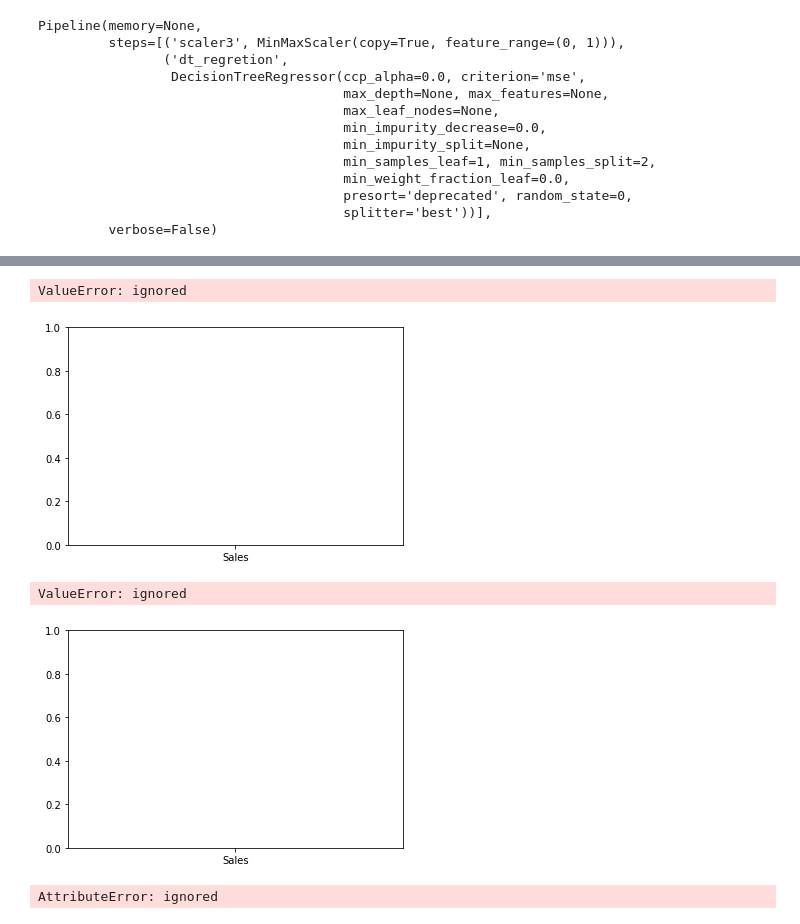
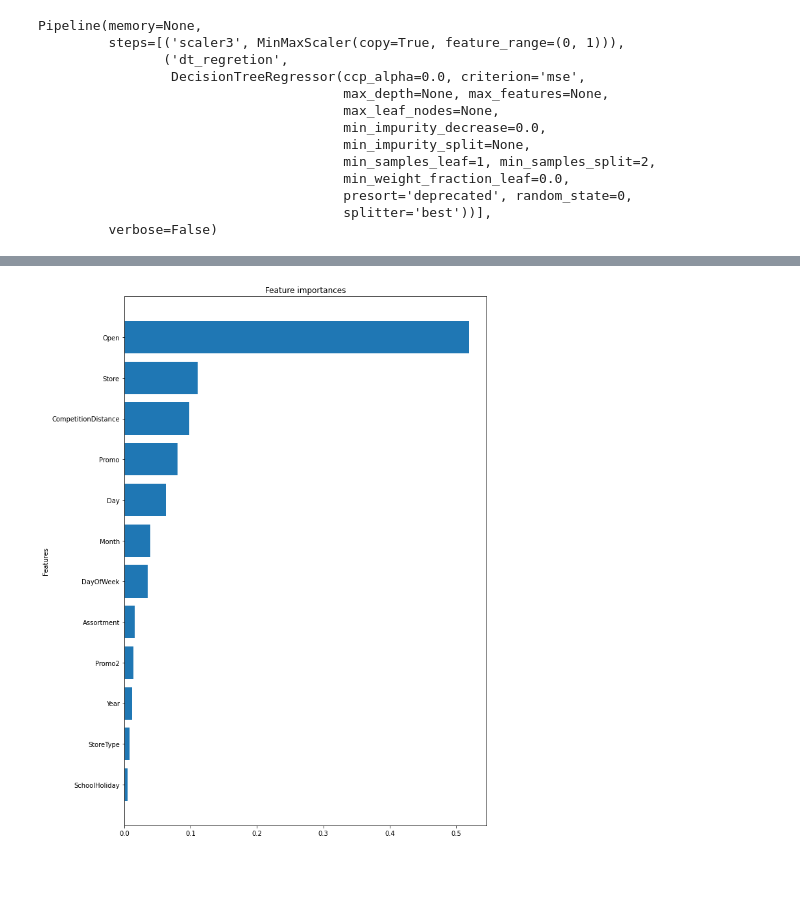
Before and after one commit to sabaagizew/10Acadamey_week-3, a Jupyter notebook: week3_sales_pridict_prophet_Task_2.ipynb, the cells around one changed output, grey strips where cells are left out. Saved outputs shown, nothing was run; the diff lists cells and outputs as text; code cells hidden in the pictures; blank space fills up the shorter version.

```diff
--- a/week3_sales_pridict_prophet_Task_2.ipynb
+++ b/week3_sales_pridict_prophet_Task_2.ipynb
@@ -847,14 +794,0 @@ plt.bar(feature_columns, important_features)
-# %%
-important_features = lr[1].coef_[0]
-from matplotlib import pyplot as plt
-
-plt.bar(columns, list(important_features))
-# %% [output]
-ValueError: ignored
-[figure, removed]
-# %%
-important_features = dt[1].feature_importances_
-plt.bar(columns, important_features)
-# %% [output]
-ValueError: ignored
-[figure, removed]
@@ -863,18 +795,41 @@ ValueError: ignored
-# %%
-# use picke to dump mode
-## decomment picke to save the model
-
-reg_model_file_name = f'../models/reg-{datetime.now()}.pkl'
-lr_model_file_name = f'../models/lt-{datetime.now()}.pkl'
-dt_model_file_name = f'../models/dt-{datetime.now()}.pkl'
-
-files = [reg_model_file_name, lr_model_file_name, dt_model_file_name]
-models = [rfr, lr, dt]
-
-print(reg_model_file_name)
-
-
-# for i in range(len(files)):
-#         pickle.dump(models[i], open(files[i], 'wb'))
-# %% [output]
-AttributeError: ignored
+# %%
+#with the optimal parameters i got let's see how it behaves with the validation set
+rfr_val=RandomForestRegressor(n_estimators=128,
+                             criterion='mse',
+                             max_depth=20,
+                             min_samples_split=10,
+                             min_samples_leaf=1,
+                             min_weight_fraction_leaf=0.0,
+                             max_features='auto',
+                             max_leaf_nodes=None,
+                             min_impurity_decrease=0.0,
+                             min_impurity_split=None,
+                             bootstrap=True,
+                             oob_score=False,
+                             n_jobs=4, #setting n_jobs to 4 makes sure you're using the full potential of the machine you're running the training on
+                             random_state=35,
+                             verbose=0,
+                             warm_start=False)
+model_RF_test=rfr_val.fit(X_train,y_train)
+# %%
+importances = rfr_val.feature_importances_
+std = np.std([rfr_val.feature_importances_ for tree in rfr_val.estimators_],
+             axis=0)
+indices = np.argsort(importances)
+palette1 = itertools.cycle(sns.color_palette())
+# Store the feature ranking
+features_ranked=[]
+for f in range(X_train.shape[1]):
+    features_ranked.append(X_train.columns[indices[f]])
+# Plot the feature importances of the forest
+
+plt.figure(figsize=(10,15))
+plt.title("Feature importances")
+plt.barh(range(X_train.shape[1]), importances[indices],
+            color=[next(palette1)], align="center")
+plt.yticks(range(X_train.shape[1]), features_ranked)
+plt.ylabel('Features')
+plt.ylim([-1, X_train.shape[1]])
+plt.show()
+# %% [output]
+[figure, added]
```
Also changed, not shown: parts of 36 cells of this notebook.
